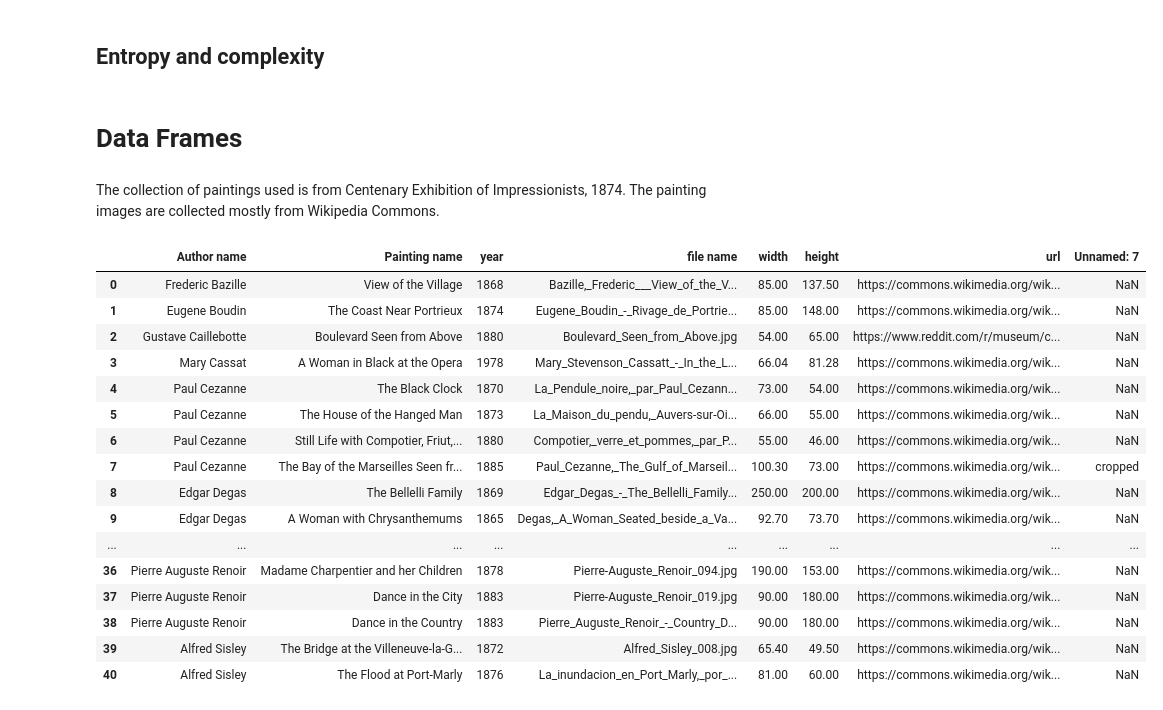
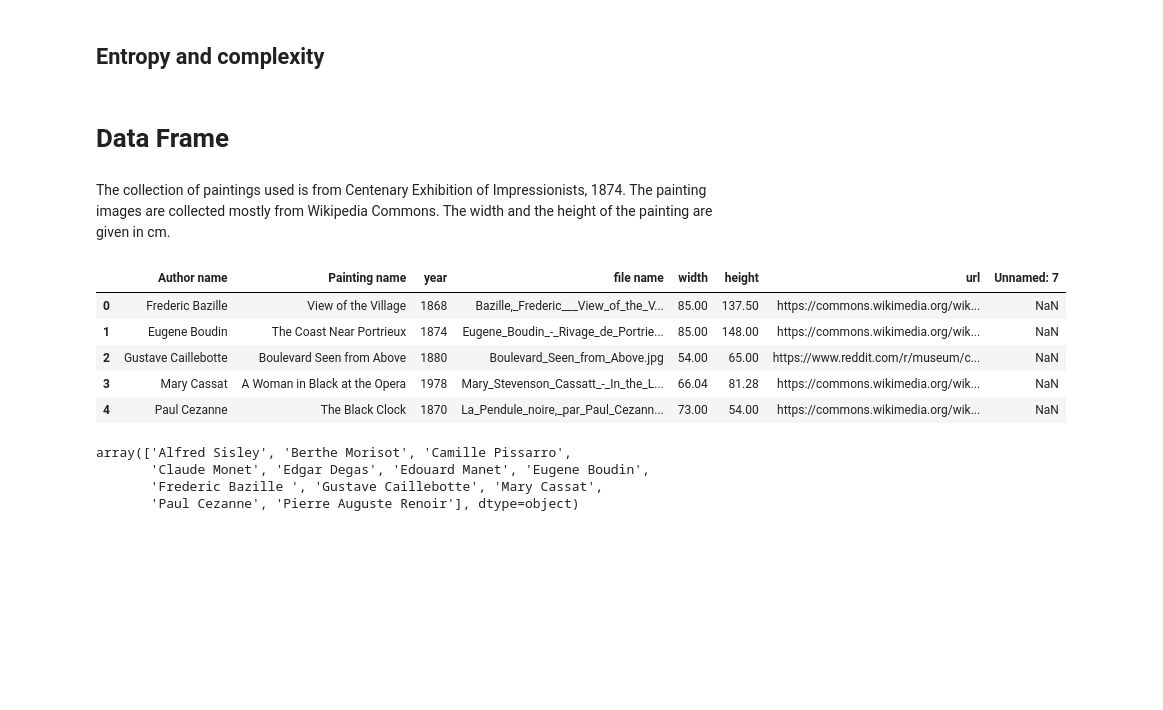
Before and after one commit to SaniaPushkar/Image_complexity_and_entropy, a Jupyter notebook: Entropy.ipynb, the cells around one changed output. Drawn from its saved outputs; the diff is of its cells as text; code cells hidden in the pictures; blank space fills up the shorter version.

```diff
--- a/Entropy.ipynb
+++ b/Entropy.ipynb
@@ -176,26 +178,22 @@ def entropy_compl(name):
 # %% [markdown]
-# Data Frames
+# Data Frame
 # %% [markdown]
-The collection of paintings used is from Centenary Exhibition of Impressionists, 1874. The painting images are collected mostly from Wikipedia Commons.
+The collection of paintings used is from Centenary Exhibition of Impressionists, 1874. The painting images are collected mostly from Wikipedia Commons. The width and the height of the painting are given in cm.
 # %%
 df = pd.read_excel(r'CentenaryExhibition.xlsx')
 # %%
-df
+df.head()
 # %% [output]
 |  | Author name | Painting name | year | file name | width | height | url | Unnamed: 7 |
 | 0 | Frederic Bazille | View of the Village | 1868 | Bazille,_Frederic___View_of_the_V... | 85.00 | 137.50 | https://commons.wikimedia.org/wik... | NaN |
 | 1 | Eugene Boudin | The Coast Near Portrieux | 1874 | Eugene_Boudin_-_Rivage_de_Portrie... | 85.00 | 148.00 | https://commons.wikimedia.org/wik... | NaN |
 | 2 | Gustave Caillebotte | Boulevard Seen from Above | 1880 | Boulevard_Seen_from_Above.jpg | 54.00 | 65.00 | https://www.reddit.com/r/museum/c... | NaN |
 | 3 | Mary Cassat | A Woman in Black at the Opera | 1978 | Mary_Stevenson_Cassatt_-_In_the_L... | 66.04 | 81.28 | https://commons.wikimedia.org/wik... | NaN |
 | 4 | Paul Cezanne | The Black Clock | 1870 | La_Pendule_noire,_par_Paul_Cezann... | 73.00 | 54.00 | https://commons.wikimedia.org/wik... | NaN |
-| 5 | Paul Cezanne | The House of the Hanged Man | 1873 | La_Maison_du_pendu,_Auvers-sur-Oi... | 66.00 | 55.00 | https://commons.wikimedia.org/wik... | NaN |
-| 6 | Paul Cezanne | Still Life with Compotier, Friut,... | 1880 | Compotier,_verre_et_pommes,_par_P... | 55.00 | 46.00 | https://commons.wikimedia.org/wik... | NaN |
-| 7 | Paul Cezanne | The Bay of the Marseilles Seen fr... | 1885 | Paul_Cezanne,_The_Gulf_of_Marseil... | 100.30 | 73.00 | https://commons.wikimedia.org/wik... | cropped |
-| 8 | Edgar Degas | The Bellelli Family | 1869 | Edgar_Degas_-_The_Bellelli_Family... | 250.00 | 200.00 | https://commons.wikimedia.org/wik... | NaN |
-| 9 | Edgar Degas | A Woman with Chrysanthemums | 1865 | Degas,_A_Woman_Seated_beside_a_Va... | 92.70 | 73.70 | https://commons.wikimedia.org/wik... | NaN |
-| ... | ... | ... | ... | ... | ... | ... | ... | ... |
-| 36 | Pierre Auguste Renoir | Madame Charpentier and her Children | 1878 | Pierre-Auguste_Renoir_094.jpg | 190.00 | 153.00 | https://commons.wikimedia.org/wik... | NaN |
-| 37 | Pierre Auguste Renoir | Dance in the City | 1883 | Pierre-Auguste_Renoir_019.jpg | 90.00 | 180.00 | https://commons.wikimedia.org/wik... | NaN |
-| 38 | Pierre Auguste Renoir | Dance in the Country | 1883 | Pierre_Auguste_Renoir_-_Country_D... | 90.00 | 180.00 | https://commons.wikimedia.org/wik... | NaN |
-| 39 | Alfred Sisley | The Bridge at the Villeneuve-la-G... | 1872 | Alfred_Sisley_008.jpg | 65.40 | 49.50 | https://commons.wikimedia.org/wik... | NaN |
-| 40 | Alfred Sisley | The Flood at Port-Marly | 1876 | La_inundacion_en_Port_Marly,_por_... | 81.00 | 60.00 | https://commons.wikimedia.org/wik... | NaN |
+# %%
+np.unique(df['Author name '])
+# %% [output]
+array(['Alfred Sisley', 'Berthe Morisot', 'Camille Pissarro',
+       'Claude Monet', 'Edgar Degas', 'Edouard Manet', 'Eugene Boudin',
+       'Frederic Bazille ', 'Gustave Caillebotte', 'Mary Cassat',
+       'Paul Cezanne', 'Pierre Auguste Renoir'], dtype=object)
```
Also changed, not shown: parts of 4 cells of this notebook.
